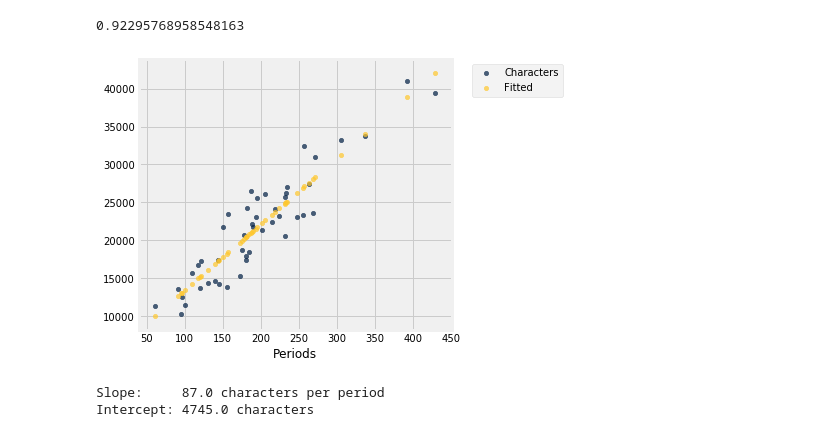
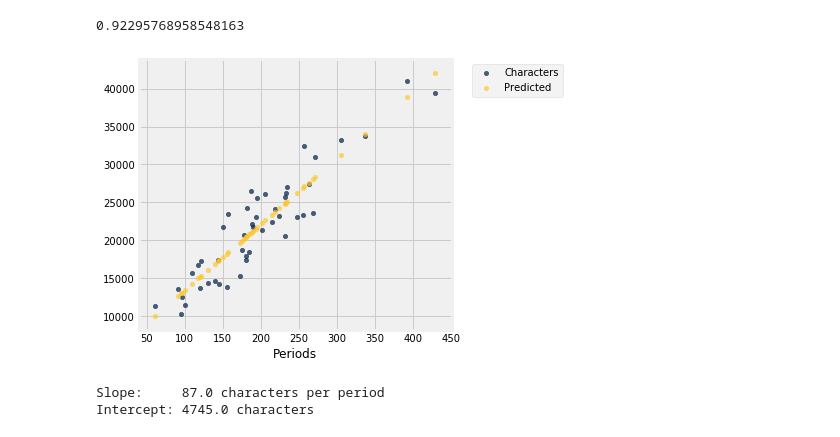
Before and after one commit to data-8/materials-fa17, a Jupyter notebook: lec/lec31.ipynb, the cells around one changed output. Saved outputs shown, nothing was run; the diff lists cells and outputs as text; code cells hidden in the pictures.

```diff
--- a/lec/lec31.ipynb
+++ b/lec/lec31.ipynb
@@ -71,18 +71,18 @@ correlation(little_women, 'Periods', 'Characters')
 # %% [output]
 0.92295768958548163
 # %%
-def fit(table, x, y):
+def linear_predict(table, x, y):
     """Return the height of the regression line at each x value."""
     a = slope(table, x, y)
     b = intercept(table, x, y)
     return a * table.column(x) + b
 # %%
-lw_fitted = little_women.with_column(
-    'Fitted', fit(little_women, 'Periods', 'Characters')
+lw_predicted = little_women.with_column(
+    'Predicted', linear_predict(little_women, 'Periods', 'Characters')
 )
-lw_fitted.scatter('Periods')
+lw_predicted.scatter('Periods')
 # %% [output]
-[figure, old version]
+[figure, new version]
 # %%
 sample = [[131, 14431], [231, 20558], [392, 40935], [157, 23524]]
 def lw_errors(slope, intercept):
```
Also changed, not shown: parts of 7 cells of this notebook.
